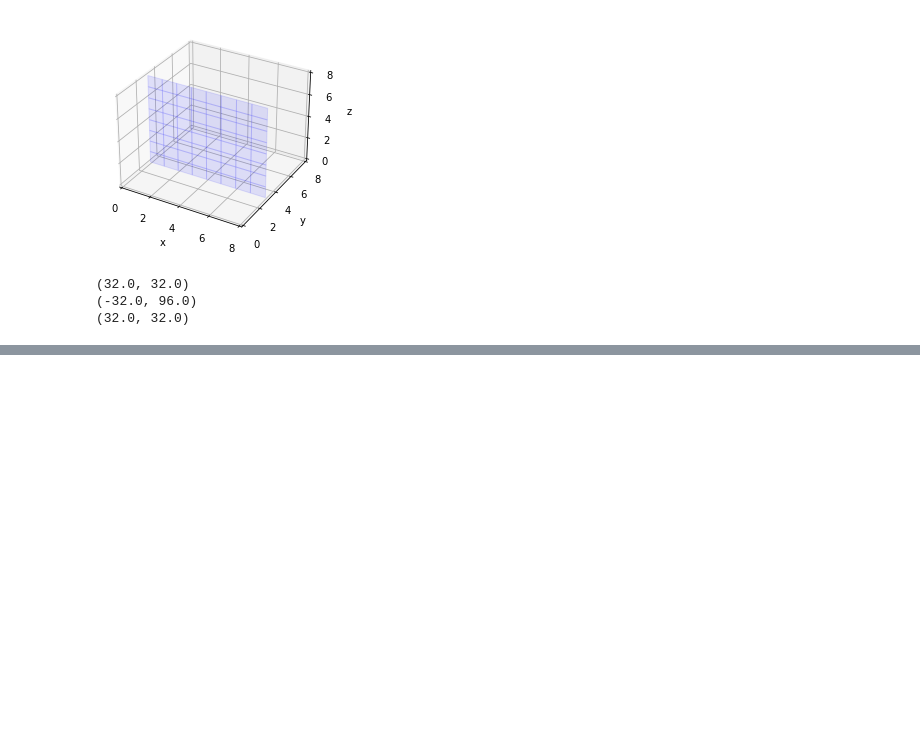
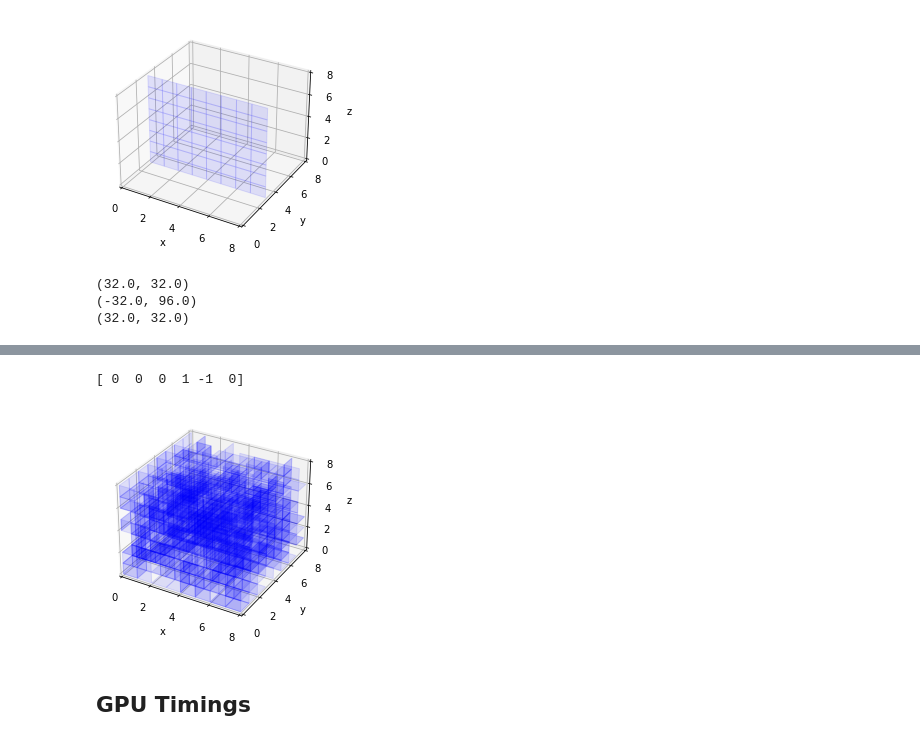
Before and after one commit to Renmusxd/PyGaugeMC, a Jupyter notebook: jupyter/Benchmarks.ipynb, the cells around one changed output, grey strips where cells are left out. Cells and saved outputs as stored; diff of their text form; code cells hidden in the pictures; blank space fills up the shorter version.

```diff
--- a/jupyter/Benchmarks.ipynb
+++ b/jupyter/Benchmarks.ipynb
@@ -133,0 +151,10 @@ for i in range(num_planes):
+# %%
+graph.run_global_update()
+
+plot_state(graph.get_graph_state())
+print(graph.get_winding_nums())
+# %% [output]
+[ 0  0  0  1 -1  0]
+[figure, added]
+# %% [markdown]
+## GPU Timings
```
Also changed, not shown: parts of 7 cells of this notebook, 3 other files.
